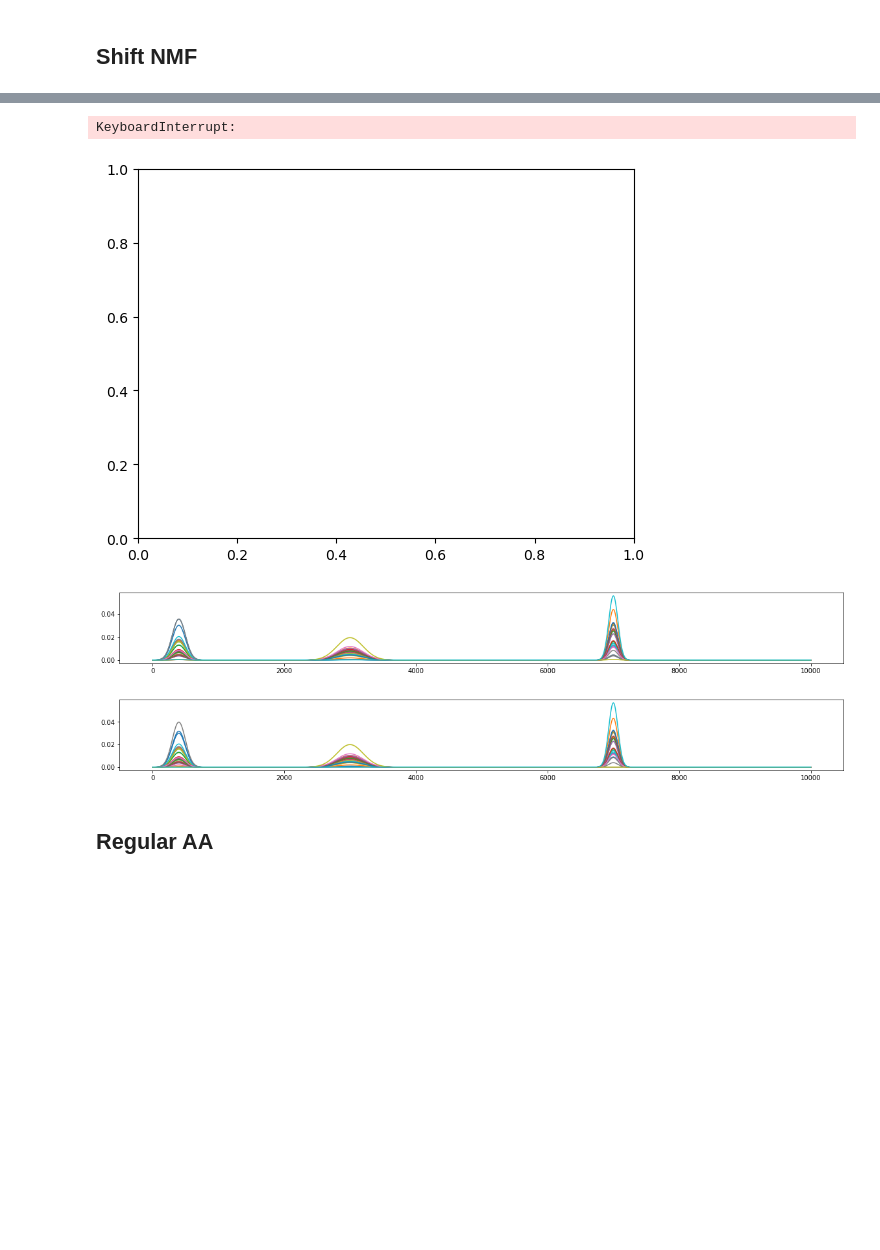
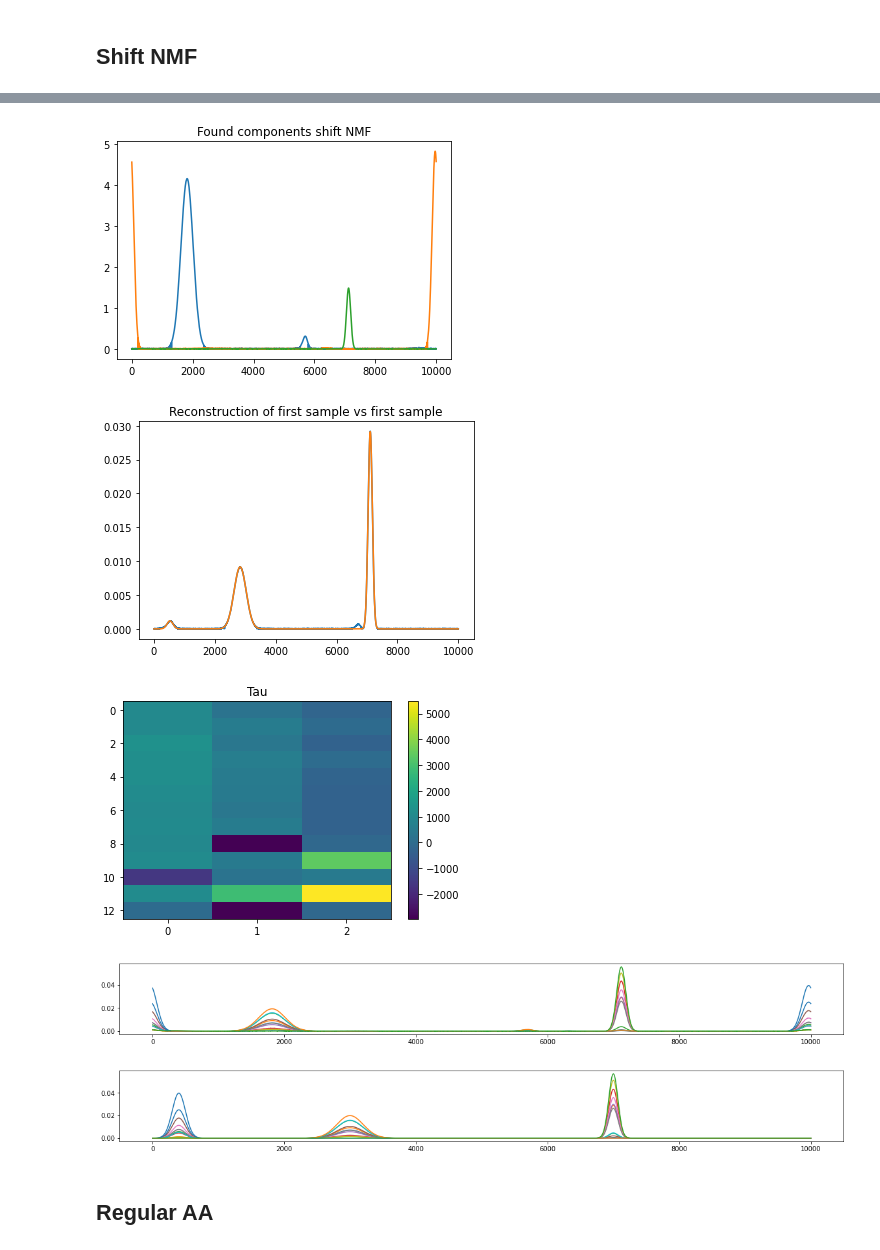
Before and after one commit to AlexanderVoldby/02466Fagprojekt2023, a Jupyter notebook: test_with_shift.ipynb, the cells around one changed output, grey strips where cells are left out. Cells and saved outputs as stored; diff of their text form; code cells hidden in the pictures; blank space fills up the shorter version.

```diff
--- a/test_with_shift.ipynb
+++ b/test_with_shift.ipynb
@@ -12,7 +14,7 @@ from helpers.callbacks import explained_variance
 # %%
 #Create data
 # Define random sources, mixings and shifts; H, W and tau
-N, M, d = 30, 10000, 3
+N, M, d = 10, 10000, 3
 Fs = 1000  # The sampling frequency we use for the simulation
 t0 = 10    # The half-time interval we look at
 t = np.arange(-t0, t0, 1/Fs)  # the time samples
@@ -116,8 +117,8 @@ epoch: 15158, Loss: 0.07299871242654253
 ## Shift NMF
 # %%
 
-nmf = ShiftNMF(X, 3, lr=0.4, factor=0.5)
-W, H, tau = nmf.fit(verbose=True)
+nmf = ShiftNMF(X, 3, lr=0.4, factor=0.9)
+W, H, tau = nmf.fit(verbose=True, max_iter=40000)
 recon = nmf.recon.detach().numpy()
 
 for signal in H:
@@ -158,14 +143,15 @@ epoch: 22, Loss: 212.88452558232515
-KeyboardInterrupt:
-[figure, old version]
+[figure, new version]
+[figure, added]
+[figure, added]
 # %%
 plt.rcParams['figure.figsize'] = [20, 2]
-plt.plot(recon.T)
+plt.plot(np.matmul(W,H).T)
 plt.show()
 plt.plot(X_clean.T)
 plt.show()
 # %% [output]
-[figure, old version]
+[figure, new version]
-[figure, old version]
+[figure, new version]
 # %% [markdown]
 ## Regular AA
 # %%
```
Also changed, not shown: parts of 10 cells of this notebook.
